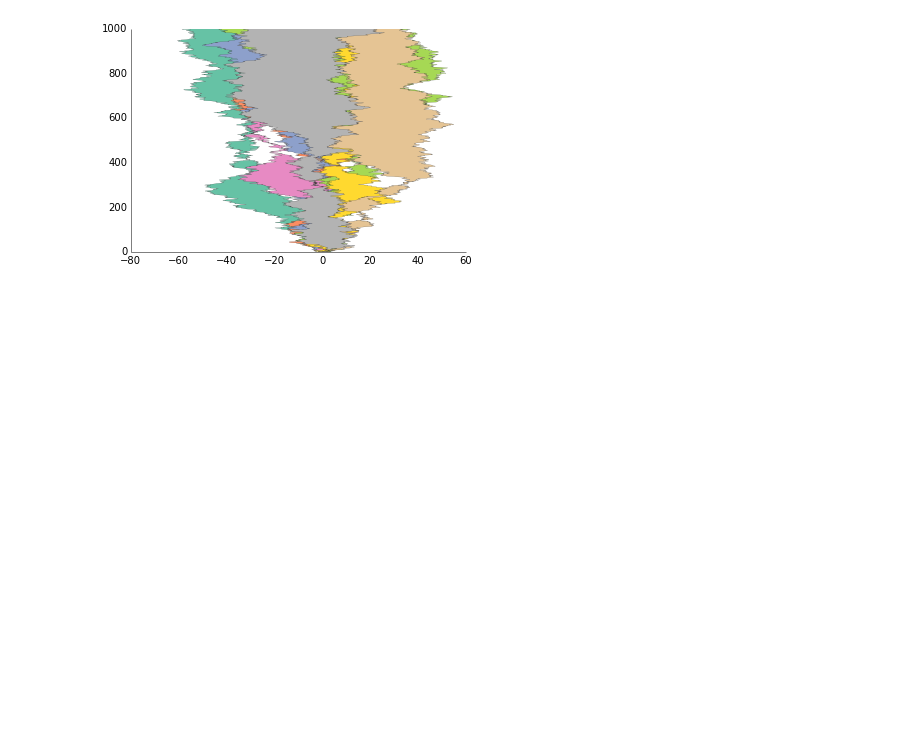
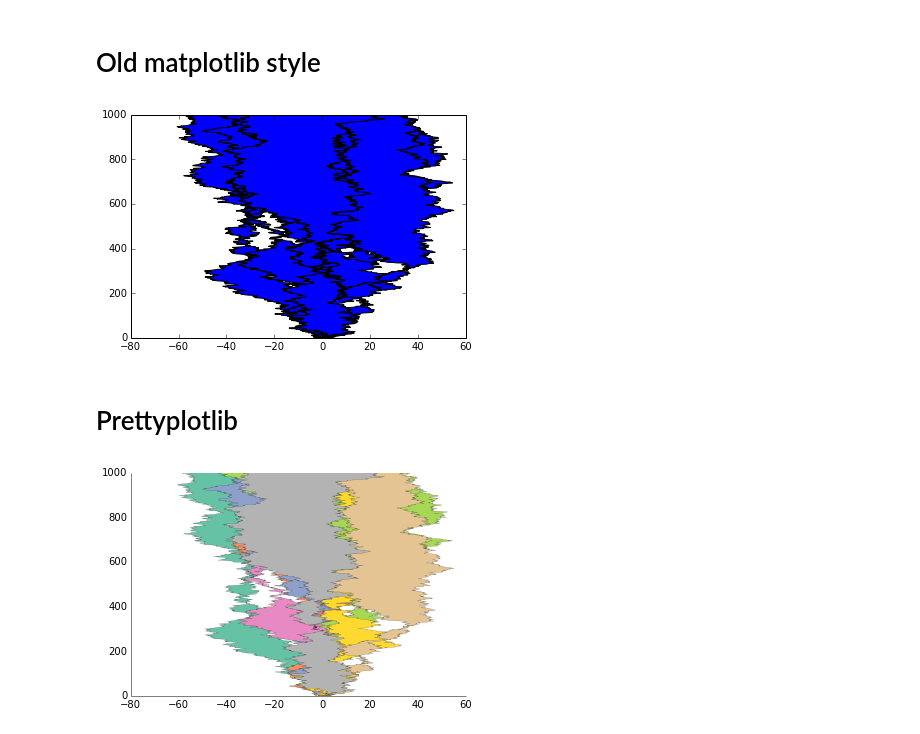
Before and after one commit to olgabot/prettyplotlib, a Jupyter notebook: ipython_notebooks/fill_betweenx.ipynb, the cells around one changed output. Cells and saved outputs as stored; diff of their text form; code cells hidden in the pictures; blank space fills up the shorter version.

```diff
--- a/ipython_notebooks/fill_betweenx.ipynb
+++ b/ipython_notebooks/fill_betweenx.ipynb
@@ -1,3 +1,33 @@
+# %% [markdown]
+# Old matplotlib style
+# %%
+import prettyplotlib as ppl
+
+# prettyplotlib imports
+import matplotlib.pyplot as plt
+from prettyplotlib import mpl
+from prettyplotlib import brewer2mpl
+
+# Set the random seed for consistency
+np.random.seed(12)
+
+fig, ax = plt.subplots(1)
+
+# Show the whole color range
+for i in range(8):
+    y1 = np.random.normal(size=1000).cumsum()
+    y2 = np.random.normal(size=1000).cumsum()
+    x = np.arange(1000)
+
+    ax.fill_betweenx(x, y1, y2, label=str(i))
+
+ax.legend()
+
+fig.savefig('fill_betweenx_matplotlib_default.png')
+# %% [output]
+[figure, added]
+# %% [markdown]
+# Prettyplotlib
 # %%
 import prettyplotlib as ppl
 
```
Also changed, not shown: parts of 1 cell of this notebook, 14 other files.
